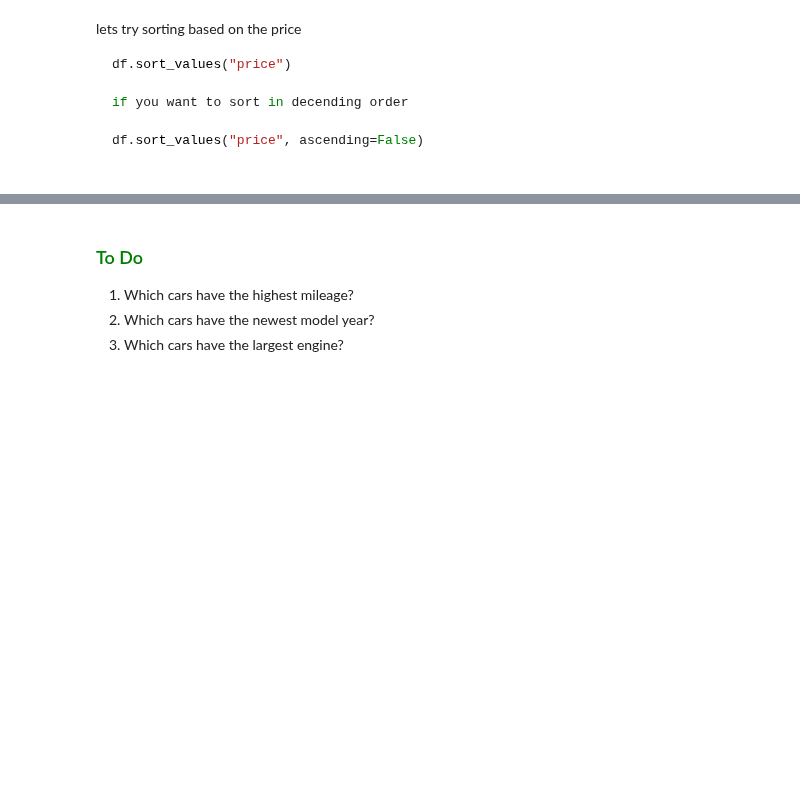
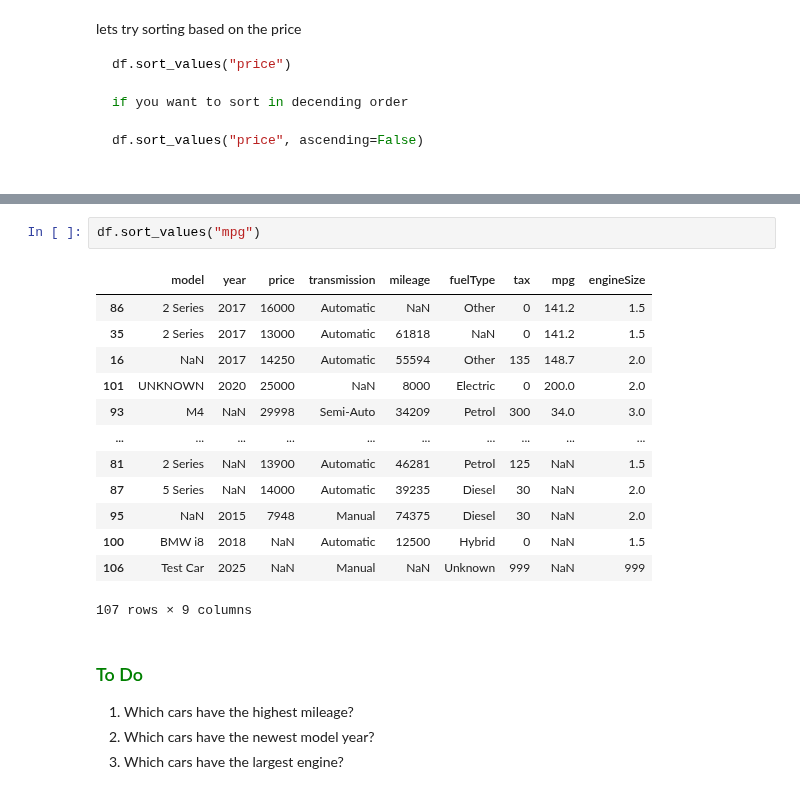
Before and after one commit to patzer-adi/Python_Workspace, a Jupyter notebook: SEM_3_class/Pandas_workshop/pandas_workbook.ipynb, the cells around one changed output, grey strips where cells are left out. Cells and saved outputs as stored; diff of their text form; blank space fills up the shorter version.

```diff
--- a/SEM_3_class/Pandas_workshop/pandas_workbook.ipynb
+++ b/SEM_3_class/Pandas_workshop/pandas_workbook.ipynb
@@ -736,3 +783,19 @@ df.sort_values("price", ascending=False)
+# %%
+df.sort_values("mpg")
+# %% [output]
+|  | model | year | price | transmission | mileage | fuelType | tax | mpg | engineSize |
+| 86 | 2 Series | 2017 | 16000 | Automatic | NaN | Other | 0 | 141.2 | 1.5 |
+| 35 | 2 Series | 2017 | 13000 | Automatic | 61818 | NaN | 0 | 141.2 | 1.5 |
+| 16 | NaN | 2017 | 14250 | Automatic | 55594 | Other | 135 | 148.7 | 2.0 |
+| 101 | UNKNOWN | 2020 | 25000 | NaN | 8000 | Electric | 0 | 200.0 | 2.0 |
+| 93 | M4 | NaN | 29998 | Semi-Auto | 34209 | Petrol | 300 | 34.0 | 3.0 |
+| ... | ... | ... | ... | ... | ... | ... | ... | ... | ... |
+| 81 | 2 Series | NaN | 13900 | Automatic | 46281 | Petrol | 125 | NaN | 1.5 |
+| 87 | 5 Series | NaN | 14000 | Automatic | 39235 | Diesel | 30 | NaN | 2.0 |
+| 95 | NaN | 2015 | 7948 | Manual | 74375 | Diesel | 30 | NaN | 2.0 |
+| 100 | BMW i8 | 2018 | NaN | Automatic | 12500 | Hybrid | 0 | NaN | 1.5 |
+| 106 | Test Car | 2025 | NaN | Manual | NaN | Unknown | 999 | NaN | 999 |
+107 rows × 9 columns
 # %% [markdown]
 ### <span style="color: green"> To Do</span>
 1. Which cars have the highest mileage?
```
Also changed, not shown: parts of 29 cells of this notebook.
